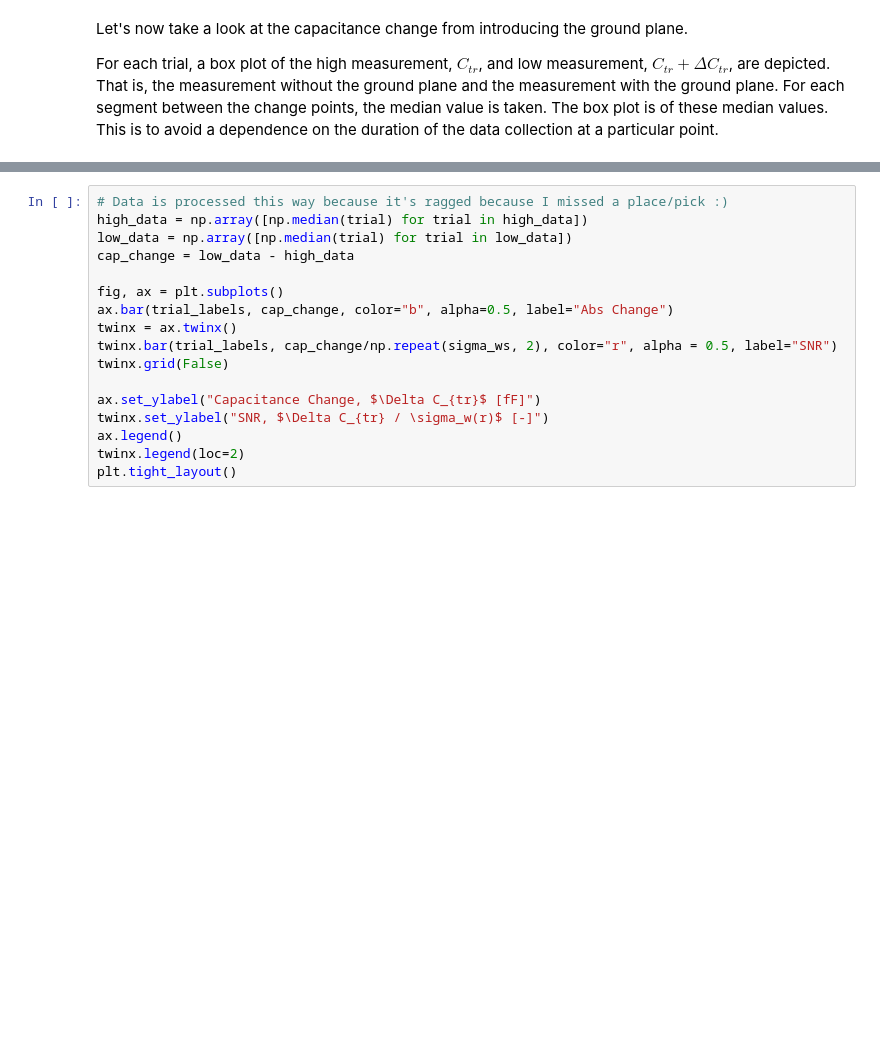
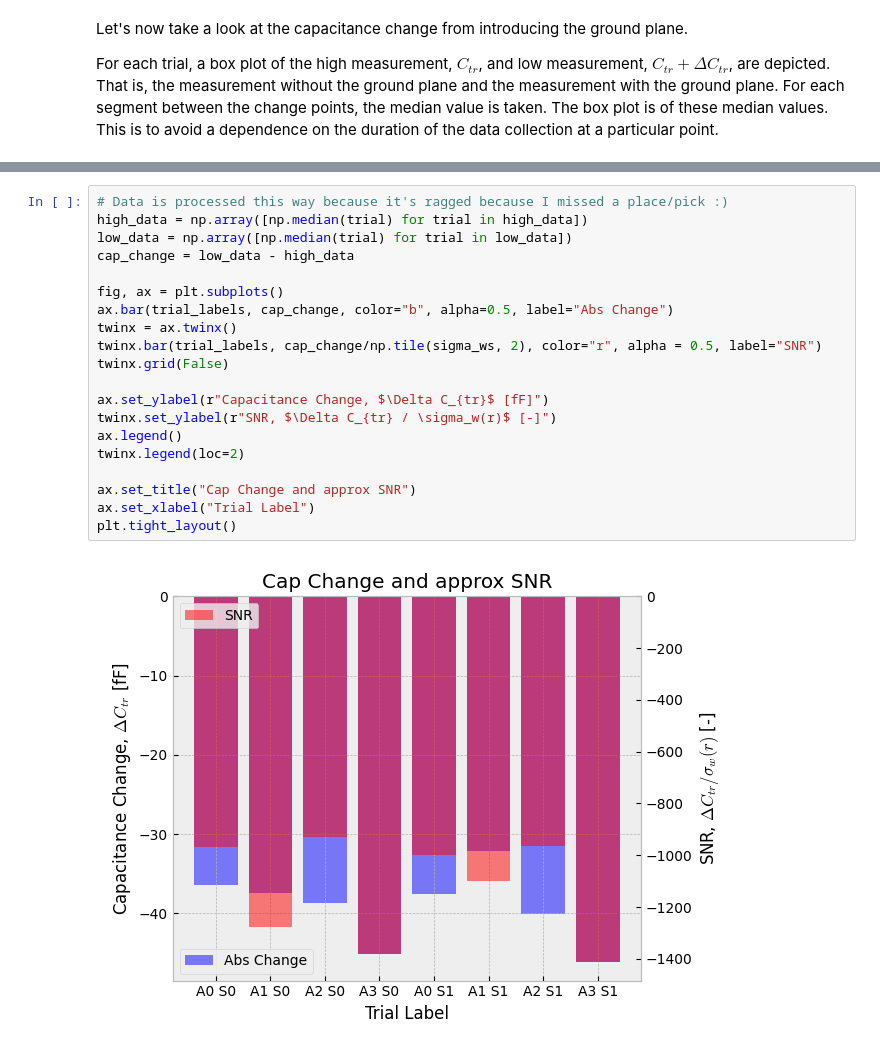
Before and after one commit to aechoi/smart-suction, a Jupyter notebook: src/capcup/data_process.ipynb, the cells around one changed output, grey strips where cells are left out. Drawn from its saved outputs; the diff is of its cells as text; blank space fills up the shorter version.

```diff
--- a/src/capcup/data_process.ipynb
+++ b/src/capcup/data_process.ipynb
@@ -170,17 +240,22 @@ ax.set_ylabel("Capacitance [fF]")
 # %%
 # Data is processed this way because it's ragged because I missed a place/pick :)
 high_data = np.array([np.median(trial) for trial in high_data])
 low_data = np.array([np.median(trial) for trial in low_data])
 cap_change = low_data - high_data
 
 fig, ax = plt.subplots()
 ax.bar(trial_labels, cap_change, color="b", alpha=0.5, label="Abs Change")
 twinx = ax.twinx()
-twinx.bar(trial_labels, cap_change/np.repeat(sigma_ws, 2), color="r", alpha = 0.5, label="SNR")
+twinx.bar(trial_labels, cap_change/np.tile(sigma_ws, 2), color="r", alpha = 0.5, label="SNR")
 twinx.grid(False)
 
-ax.set_ylabel("Capacitance Change, $\Delta C_{tr}$ [fF]")
-twinx.set_ylabel("SNR, $\Delta C_{tr} / \sigma_w(r)$ [-]")
+ax.set_ylabel(r"Capacitance Change, $\Delta C_{tr}$ [fF]")
+twinx.set_ylabel(r"SNR, $\Delta C_{tr} / \sigma_w(r)$ [-]")
 ax.legend()
 twinx.legend(loc=2)
+
+ax.set_title("Cap Change and approx SNR")
+ax.set_xlabel("Trial Label")
 plt.tight_layout()
+# %% [output]
+[figure, added]
```
Also changed, not shown: parts of 12 cells of this notebook, 22 other files.
